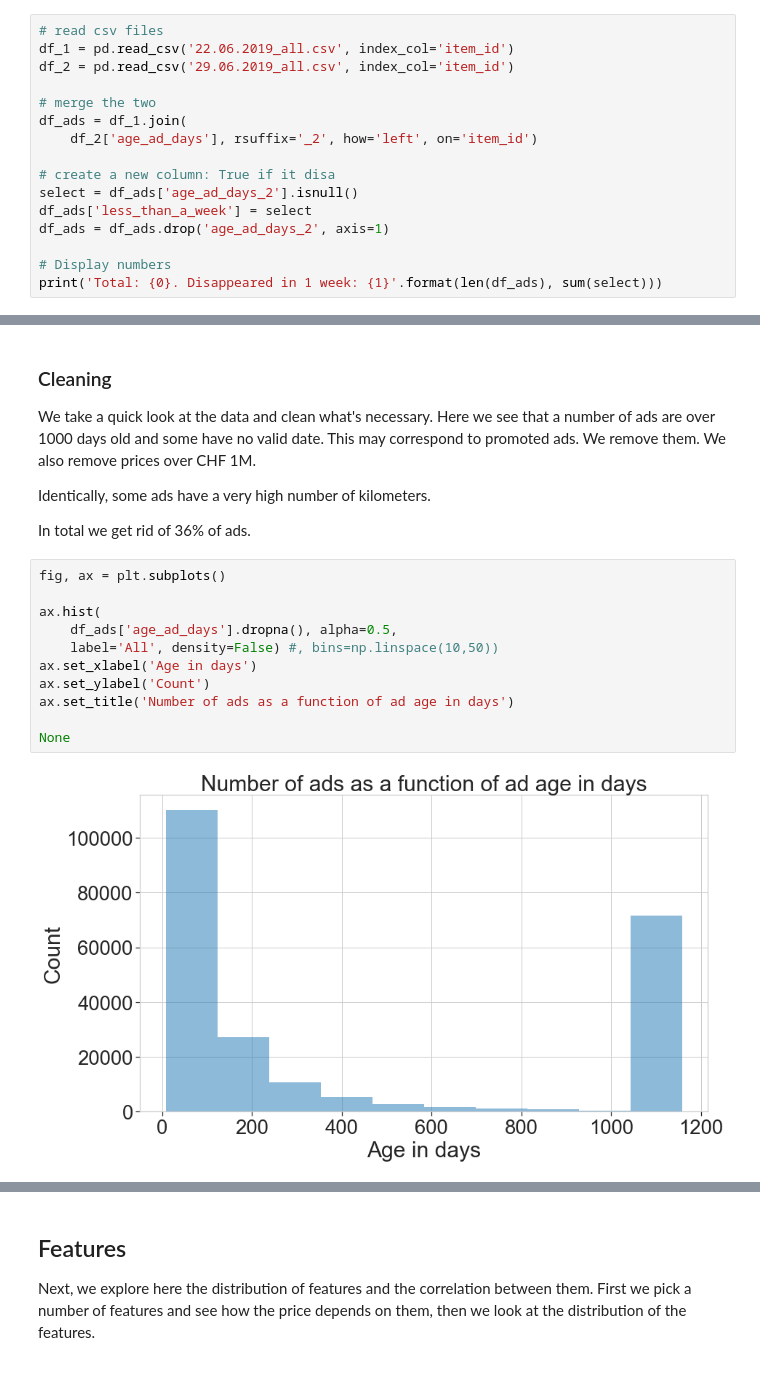
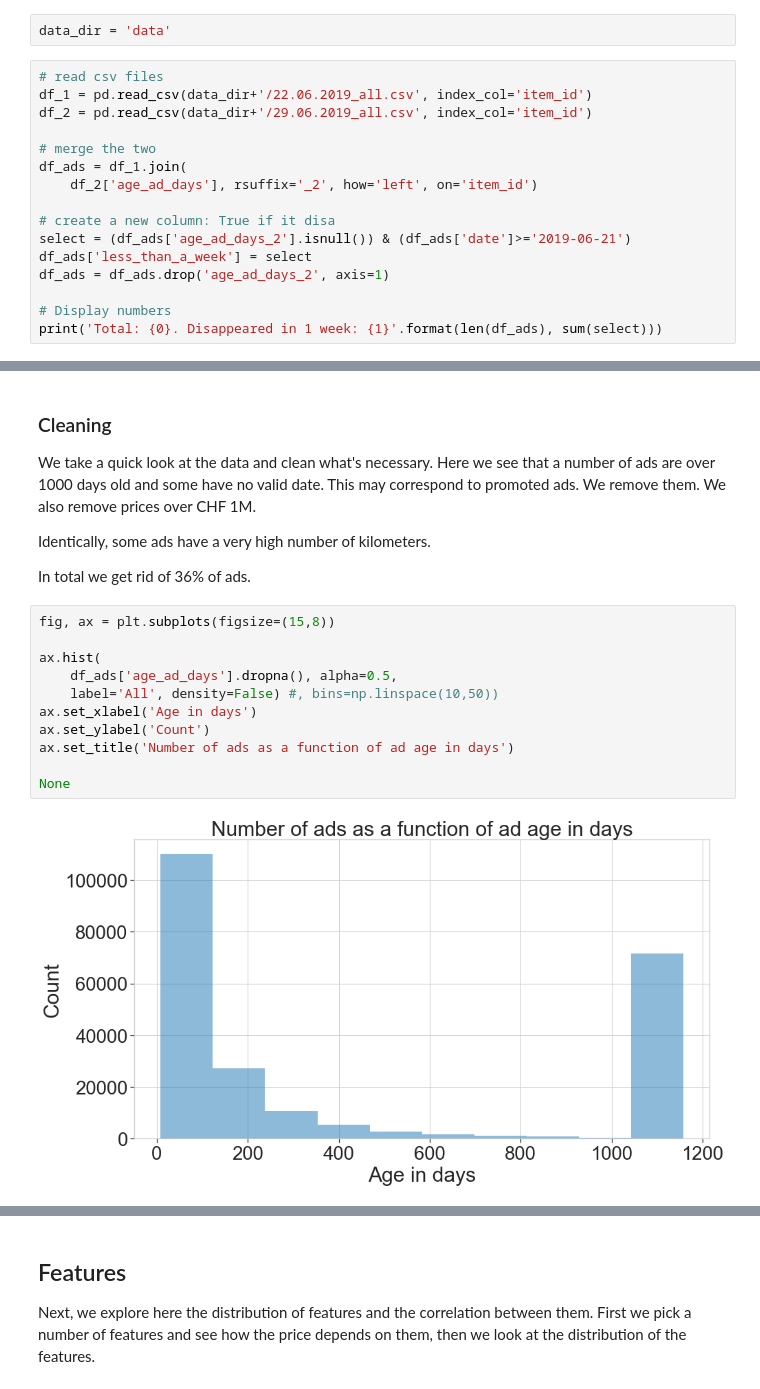
Before and after one commit to jcoupon/used_car_pricing, a Jupyter notebook: audi_A3_price.ipynb, the cells around one changed output, grey strips where cells are left out. Drawn from its saved outputs; the diff is of its cells as text.

```diff
--- a/audi_A3_price.ipynb
+++ b/audi_A3_price.ipynb
@@ -54,17 +54,19 @@ As usual the goal is to find the best compromise between getting as much data as
 The scraping has been done twice. The first time on June 22nd and one week later. The goal is to see which typical ads have disappeared in the interval (i.e. if they were sold rapidely).
 # %% [markdown]
 ### Import data
+# %%
+data_dir = 'data'
 # %%
 # read csv files
-df_1 = pd.read_csv('22.06.2019_all.csv', index_col='item_id')
-df_2 = pd.read_csv('29.06.2019_all.csv', index_col='item_id')
+df_1 = pd.read_csv(data_dir+'/22.06.2019_all.csv', index_col='item_id')
+df_2 = pd.read_csv(data_dir+'/29.06.2019_all.csv', index_col='item_id')
 
 # merge the two
 df_ads = df_1.join(
     df_2['age_ad_days'], rsuffix='_2', how='left', on='item_id')
 
 # create a new column: True if it disa
-select = df_ads['age_ad_days_2'].isnull()
+select = (df_ads['age_ad_days_2'].isnull()) & (df_ads['date']>='2019-06-21')
 df_ads['less_than_a_week'] = select
 df_ads = df_ads.drop('age_ad_days_2', axis=1)
 
@@ -91,18 +93,18 @@ Identically, some ads have a very high number of kilometers.
 
 In total we get rid of 36% of ads.
 # %%
-fig, ax = plt.subplots()
+fig, ax = plt.subplots(figsize=(15,8))
 
 ax.hist(
     df_ads['age_ad_days'].dropna(), alpha=0.5,
     label='All', density=False) #, bins=np.linspace(10,50))
 ax.set_xlabel('Age in days')
 ax.set_ylabel('Count')
 ax.set_title('Number of ads as a function of ad age in days')
 
 None
 # %% [output]
-[figure, old version]
+[figure, new version]
 # %%
 # cleaning
 select = df_ads['age_ad_days'] > 0
```
Also changed, not shown: parts of 67 cells of this notebook, 2 other files.
